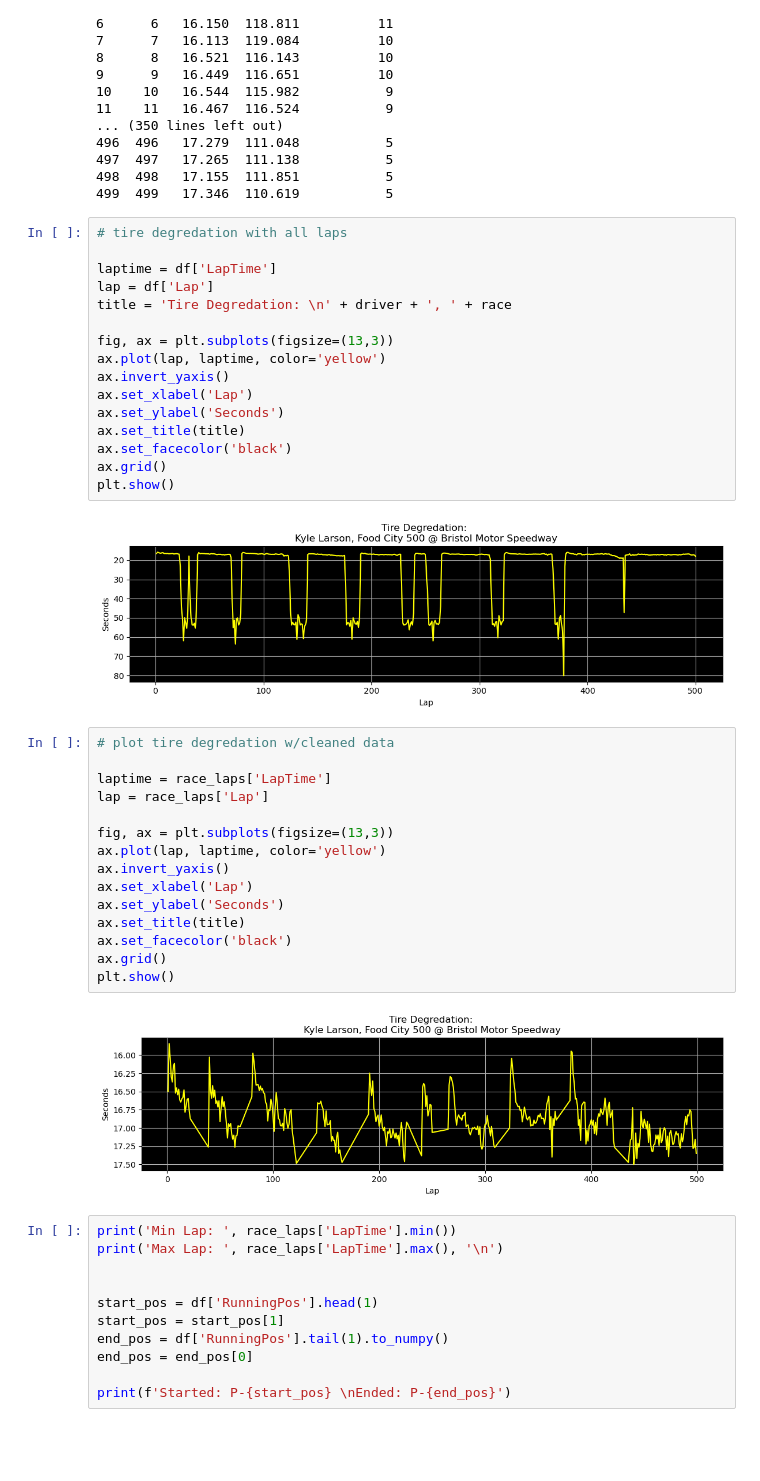
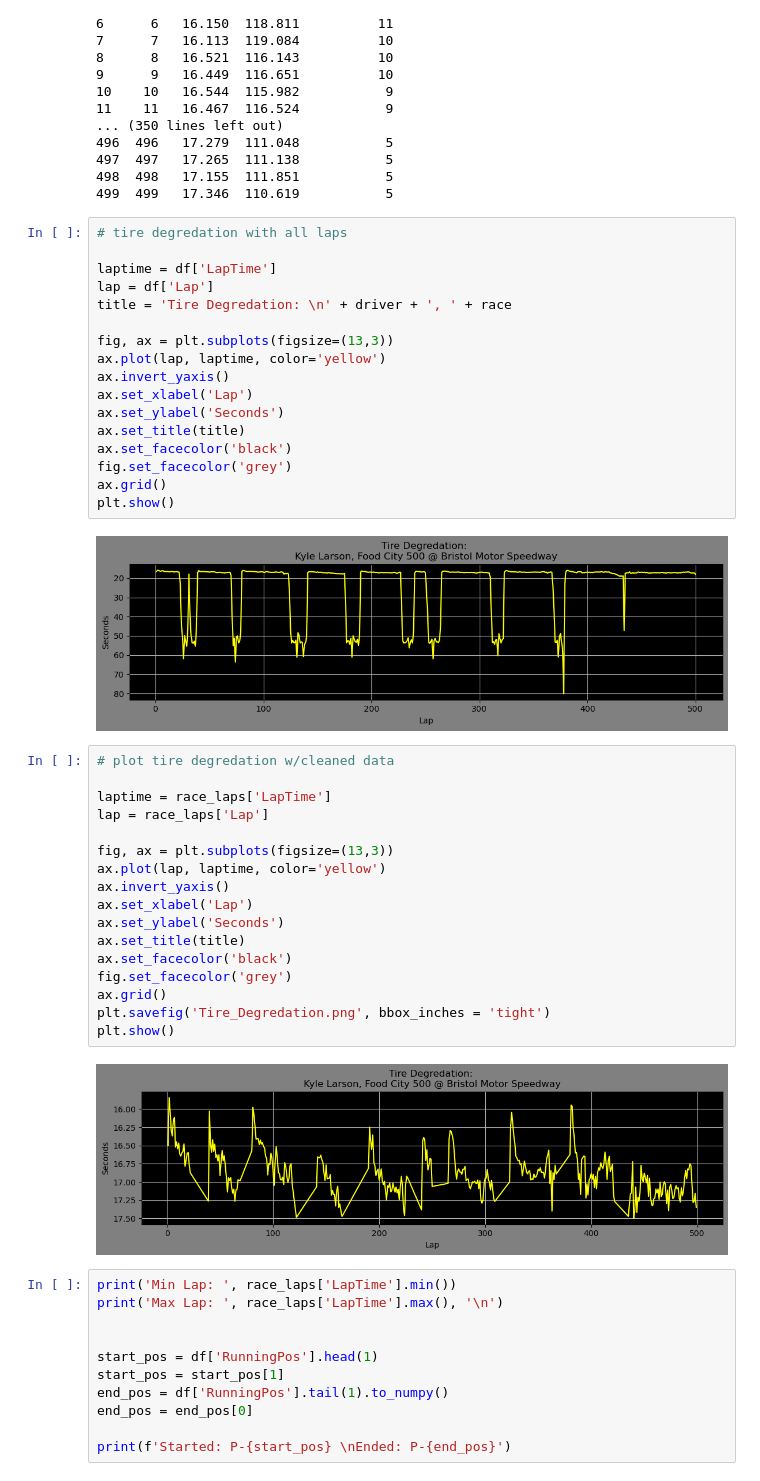
Before and after one commit to JarKanni/nascar_analysis, a Jupyter notebook: lap_times_by_race.ipynb, the cells around one changed output. Saved outputs shown, nothing was run; the diff lists cells and outputs as text; blank space fills up the shorter version.

Commit message:
fixed graph colors and downloads png
- fixed graph colors to better match fresh goodyears
- downloads .png file of graph

```diff
--- a/lap_times_by_race.ipynb
+++ b/lap_times_by_race.ipynb
@@ -177,27 +177,30 @@ ax.set_xlabel('Lap')
 ax.set_ylabel('Seconds')
 ax.set_title(title)
 ax.set_facecolor('black')
+fig.set_facecolor('grey')
 ax.grid()
 plt.show()
 # %% [output]
-[figure, old version]
+[figure, new version]
 # %%
 # plot tire degredation w/cleaned data
 
 laptime = race_laps['LapTime']
 lap = race_laps['Lap']
 
 fig, ax = plt.subplots(figsize=(13,3))
 ax.plot(lap, laptime, color='yellow')
 ax.invert_yaxis()
 ax.set_xlabel('Lap')
 ax.set_ylabel('Seconds')
 ax.set_title(title)
 ax.set_facecolor('black')
+fig.set_facecolor('grey')
 ax.grid()
+plt.savefig('Tire_Degredation.png', bbox_inches = 'tight')
 plt.show()
 # %% [output]
-[figure, old version]
+[figure, new version]
 # %%
 print('Min Lap: ', race_laps['LapTime'].min())
 print('Max Lap: ', race_laps['LapTime'].max(), '\n')
```
Also changed, not shown: 1 other file.
